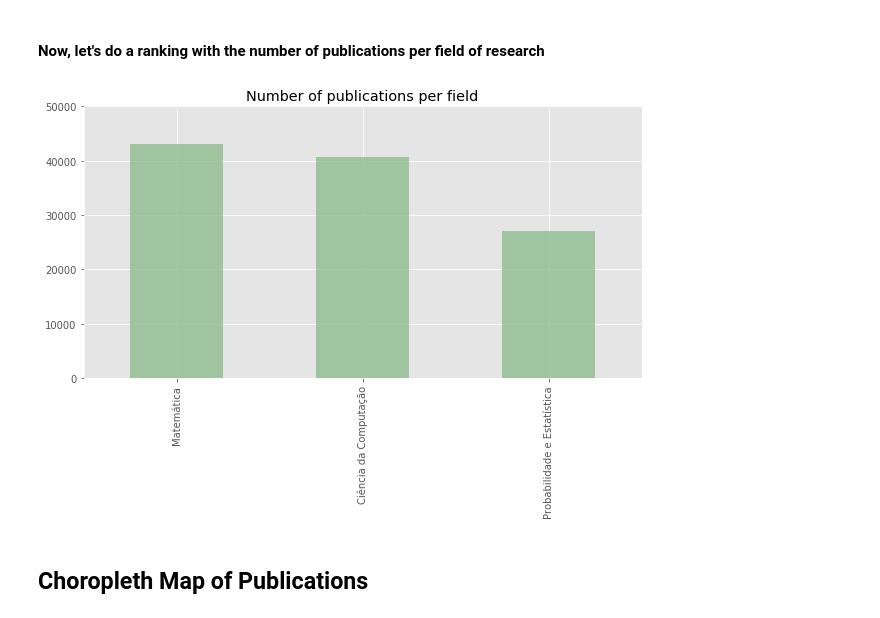
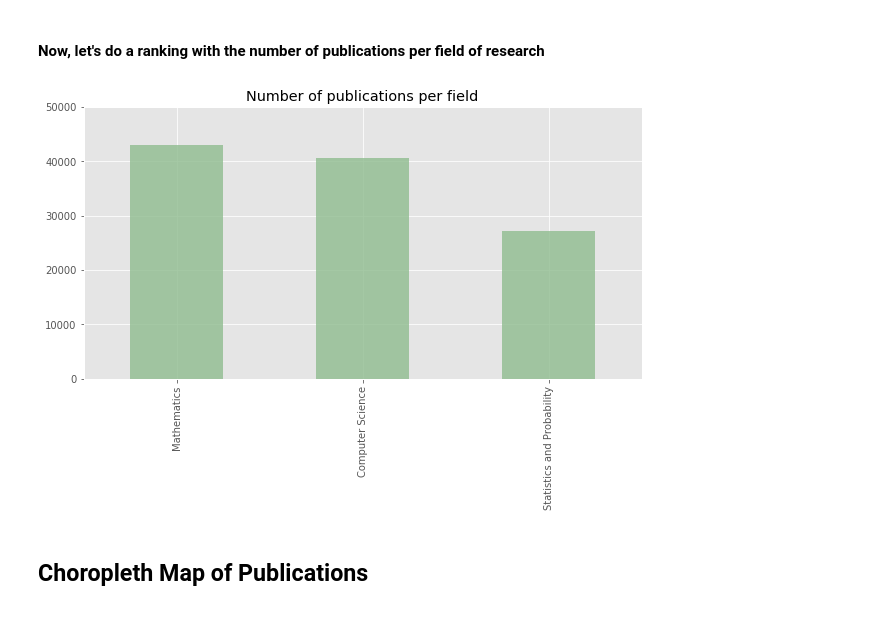
Before and after one commit to davibarreira/PBMNet, a Jupyter notebook: Exploring_Database.ipynb, the cells around one changed output. Cells and saved outputs as stored; diff of their text form; code cells hidden in the pictures.

```diff
--- a/Exploring_Database.ipynb
+++ b/Exploring_Database.ipynb
@@ -305,16 +306,20 @@ area_pub = area_pub.iloc[:,:3].transpose()
 # %%
 # Plotting
 ax = area_pub.plot(kind='bar', legend=False, color='darkseagreen', figsize=(10,5), alpha=0.8)
 
 # aesthetics
 ax.set_xlabel('')
 ax.set_ylim((0,50000))
 
+labels = ['Mathematics', 'Computer Science', 'Statistics and Probability']
+
 ax.set_title('Number of publications per field')
 
+plt.xticks(np.arange(len(labels)), labels)
+
 plt.savefig('Publicacoes_por_area.png', bbox_inches='tight')
 # %% [output]
-[figure, old version]
+[figure, new version]
 # %% [markdown]
 ## Choropleth Map of Publications
 # %%
```
Also changed, not shown: parts of 8 cells of this notebook, 8 other files.
